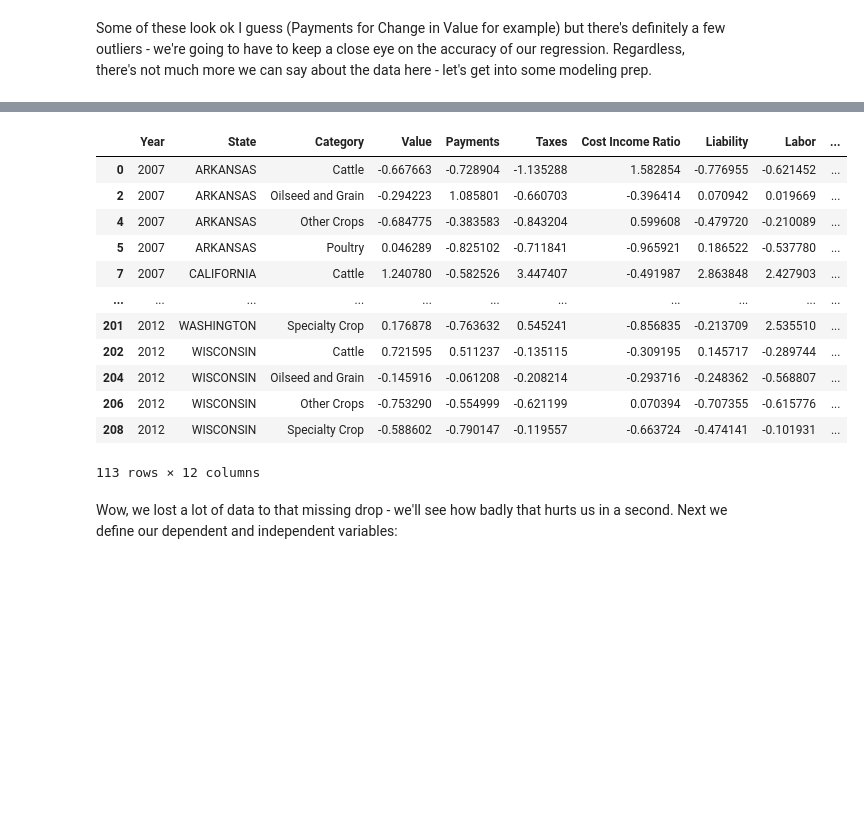
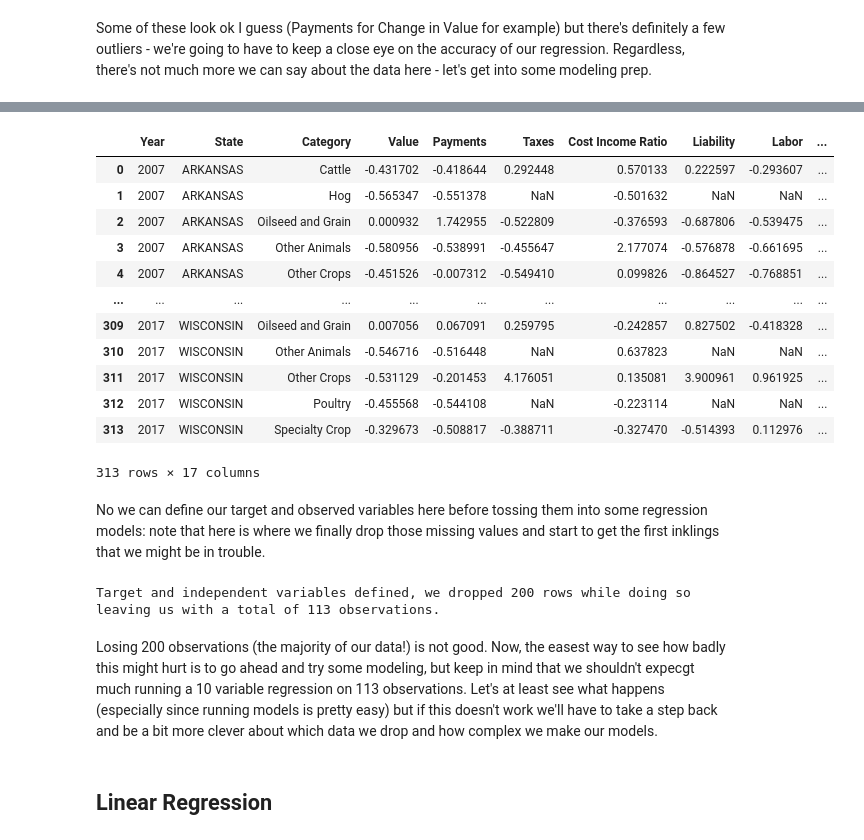
Before and after one commit to harplyon/CMPS6790FinalTutorial, a Jupyter notebook: LyonFinalTutorial.ipynb, the cells around one changed output, grey strips where cells are left out. Saved outputs shown, nothing was run; the diff lists cells and outputs as text; code cells hidden in the pictures; blank space fills up the shorter version.

```diff
--- a/LyonFinalTutorial.ipynb
+++ b/LyonFinalTutorial.ipynb
@@ -248,7 +281,7 @@ payments_df
 We're going to do some additional processing here, but first we can join these requests so that we can stop keeping track of multiple dataframes.
 # %%
 # We'll package all the requests into a list so we can iterattively merge
-all_requests = [payments_df, taxes_df, cost_ratio_df, liabilities_df, labor_cost_df, avg_gross_df]
+all_requests = [payments_df, taxes_df, cost_ratio_df, liabilities_df, labor_cost_df, avg_gross_df, inventory_change_df, owners_df, part_owners_df, renters_df, no_high_school_df, college_df]
 
 #Our data isn't really big enough to make using reduce a large advantage here, but if we had either more rows or more frames we would see a large difference in speed
 survey_df = functools.reduce(lambda a, b : pd.merge(a, b, on=['Year', 'State', 'Category'], how='outer'), all_requests)
@@ -354,6 +396,7 @@ def translate_survey_category(cat):
 #translating categories
 survey_df['Category'] = survey_df['Category'].map(translate_survey_category)
 #merging newly matched rows - we need to be careful to apply the correct kind of merge as we don't to sum averages
-survey_df = survey_df.groupby(['Year', 'State', 'Category']).agg({'Payments' : 'sum', 'Taxes' : 'mean', 'Cost Income Ratio' : 'mean', 'Liability' : 'mean', 'Labor' : 'mean', 'Avg Gross' : np.mean}).reset_index()
+survey_df = survey_df.groupby(['Year', 'State', 'Category']).agg({'Payments' : 'sum', 'Taxes' : 'mean', 'Cost Income Ratio' : 'mean', 'Liability' : 'mean', 'Labor' : 'mean', 'Avg Gross' : np.mean,
+                                                                  'Full Owners' : 'mean', 'Part Owners' : 'mean', 'Renters' : 'mean', 'No High School' : 'mean', 'College Graduates' : 'mean'}).reset_index()
 survey_df
 # %% [output]
@@ -393 +431,5 @@ ag_df
+# %%
+ag_df['Taxes'] = ag_df['Taxes'] / ag_df['Avg Gross']
+ag_df['Labor'] = ag_df['Labor'] / ag_df['Avg Gross']
+ag_df['Liability'] = ag_df['Liability'] / ag_df['Avg Gross']
 # %% [markdown]
@@ -416,7 +458,6 @@ change_values = [calc_change_in_values(row[1], ag_df) for row in ag_df.iterrows(
 ag_df['Change Value'] = [c[0] for c in change_values]
 ag_df['Change Avg Gross'] = [c[1] for c in change_values]
 #now we can safely cut off all the 2017 data
-ag_df = ag_df[ag_df['Year'] != 2017]
 ag_df
 # %% [output]
 |  | Year | State | Category | Value | Payments | Taxes | Cost Income Ratio | Liability | Labor | ... |
@@ -522,26 +583,36 @@ To reiterate from the intro, our goal here is to figure out what economic factor
 # %%
-ag_df = ag_df.dropna()
-z_score_cols = ['Value', 'Payments', 'Taxes', 'Cost Income Ratio', 'Liability', 'Labor', 'Avg Gross']
+ag_df_backup = ag_df.copy() #this is a secret tool that will help us later
+z_score_cols = ['Value', 'Payments', 'Taxes', 'Cost Income Ratio', 'Liability', 'Labor', 'Avg Gross', 'Full Owners', 'Part Owners', 'Renters', 'No High School', 'College Graduates']
 ag_df[z_score_cols] = StandardScaler().fit_transform(ag_df[z_score_cols])
 ag_df
 # %% [output]
 |  | Year | State | Category | Value | Payments | Taxes | Cost Income Ratio | Liability | Labor | ... |
-| 0 | 2007 | ARKANSAS | Cattle | -0.667663 | -0.728904 | -1.135288 | 1.582854 | -0.776955 | -0.621452 | ... |
-| 2 | 2007 | ARKANSAS | Oilseed and Grain | -0.294223 | 1.085801 | -0.660703 | -0.396414 | 0.070942 | 0.019669 | ... |
-| 4 | 2007 | ARKANSAS | Other Crops | -0.684775 | -0.383583 | -0.843204 | 0.599608 | -0.479720 | -0.210089 | ... |
-| 5 | 2007 | ARKANSAS | Poultry | 0.046289 | -0.825102 | -0.711841 | -0.965921 | 0.186522 | -0.537780 | ... |
-| 7 | 2007 | CALIFORNIA | Cattle | 1.240780 | -0.582526 | 3.447407 | -0.491987 | 2.863848 | 2.427903 | ... |
+| 0 | 2007 | ARKANSAS | Cattle | -0.431702 | -0.418644 | 0.292448 | 0.570133 | 0.222597 | -0.293607 | ... |
+| 1 | 2007 | ARKANSAS | Hog | -0.565347 | -0.551378 | NaN | -0.501632 | NaN | NaN | ... |
+| 2 | 2007 | ARKANSAS | Oilseed and Grain | 0.000932 | 1.742955 | -0.522809 | -0.376593 | -0.687806 | -0.539475 | ... |
+| 3 | 2007 | ARKANSAS | Other Animals | -0.580956 | -0.538991 | -0.455647 | 2.177074 | -0.576878 | -0.661695 | ... |
+| 4 | 2007 | ARKANSAS | Other Crops | -0.451526 | -0.007312 | -0.549410 | 0.099826 | -0.864527 | -0.768851 | ... |
 | ... | ... | ... | ... | ... | ... | ... | ... | ... | ... | ... |
-| 201 | 2012 | WASHINGTON | Specialty Crop | 0.176878 | -0.763632 | 0.545241 | -0.856835 | -0.213709 | 2.535510 | ... |
-| 202 | 2012 | WISCONSIN | Cattle | 0.721595 | 0.511237 | -0.135115 | -0.309195 | 0.145717 | -0.289744 | ... |
-| 204 | 2012 | WISCONSIN | Oilseed and Grain | -0.145916 | -0.061208 | -0.208214 | -0.293716 | -0.248362 | -0.568807 | ... |
-| 206 | 2012 | WISCONSIN | Other Crops | -0.753290 | -0.554999 | -0.621199 | 0.070394 | -0.707355 | -0.615776 | ... |
-| 208 | 2012 | WISCONSIN | Specialty Crop | -0.588602 | -0.790147 | -0.119557 | -0.663724 | -0.474141 | -0.101931 | ... |
+| 309 | 2017 | WISCONSIN | Oilseed and Grain | 0.007056 | 0.067091 | 0.259795 | -0.242857 | 0.827502 | -0.418328 | ... |
+| 310 | 2017 | WISCONSIN | Other Animals | -0.546716 | -0.516448 | NaN | 0.637823 | NaN | NaN | ... |
+| 311 | 2017 | WISCONSIN | Other Crops | -0.531129 | -0.201453 | 4.176051 | 0.135081 | 3.900961 | 0.961925 | ... |
+| 312 | 2017 | WISCONSIN | Poultry | -0.455568 | -0.544108 | NaN | -0.223114 | NaN | NaN | ... |
+| 313 | 2017 | WISCONSIN | Specialty Crop | -0.329673 | -0.508817 | -0.388711 | -0.327470 | -0.514393 | 0.112976 | ... |
-113 rows × 12 columns
+313 rows × 17 columns
-# %% [markdown]
-Wow, we lost a lot of data to that missing drop - we'll see how badly that hurts us in a second. Next we define our dependent and independent variables:
+# %% [markdown]
+No we can define our target and observed variables here before tossing them into some regression models: note that here is where we finally drop those missing values and start to get the first inklings that we might be in trouble.
 # %%
-X = ag_df[['Payments', 'Taxes', 'Cost Income Ratio', 'Liability', 'Labor']]
-Y_total = ag_df['Change Value']
-Y_avg = ag_df['Change Avg Gross']
+ag_df_clean = ag_df.dropna()
+X = ag_df_clean[['Payments', 'Taxes', 'Cost Income Ratio', 'Liability', 'Labor', 'Full Owners', 'Part Owners', 'Renters', 'No High School', 'College Graduates']]
+Y_total = ag_df_clean['Value']
+Y_avg = ag_df_clean['Avg Gross']
+y_change_total = ag_df_clean['Change Value']
+y_change_avg = ag_df_clean['Change Avg Gross']
+print(f"Target and independent variables defined, we dropped {ag_df.shape[0] - ag_df_clean.shape[0]} rows while doing so leaving us with a total of {ag_df_clean.shape[0]} observations.")
+# %% [output]
+Target and independent variables defined, we dropped 200 rows while doing so leaving us with a total of 113 observations.
+# %% [markdown]
+Losing 200 observations (the majority of our data!) is not good. Now, the easest way to see how badly this might hurt is to go ahead and try some modeling, but keep in mind that we shouldn't expecgt much running a 10 variable regression on 113 observations. Let's at least see what happens (especially since running models is pretty easy) but if this doesn't work we'll have to take a step back and be a bit more clever about which data we drop and how complex we make our models.
+# %% [markdown]
+## Linear Regression
 # %% [markdown]
```
Also changed, not shown: parts of 70 cells of this notebook, 1 other file.
